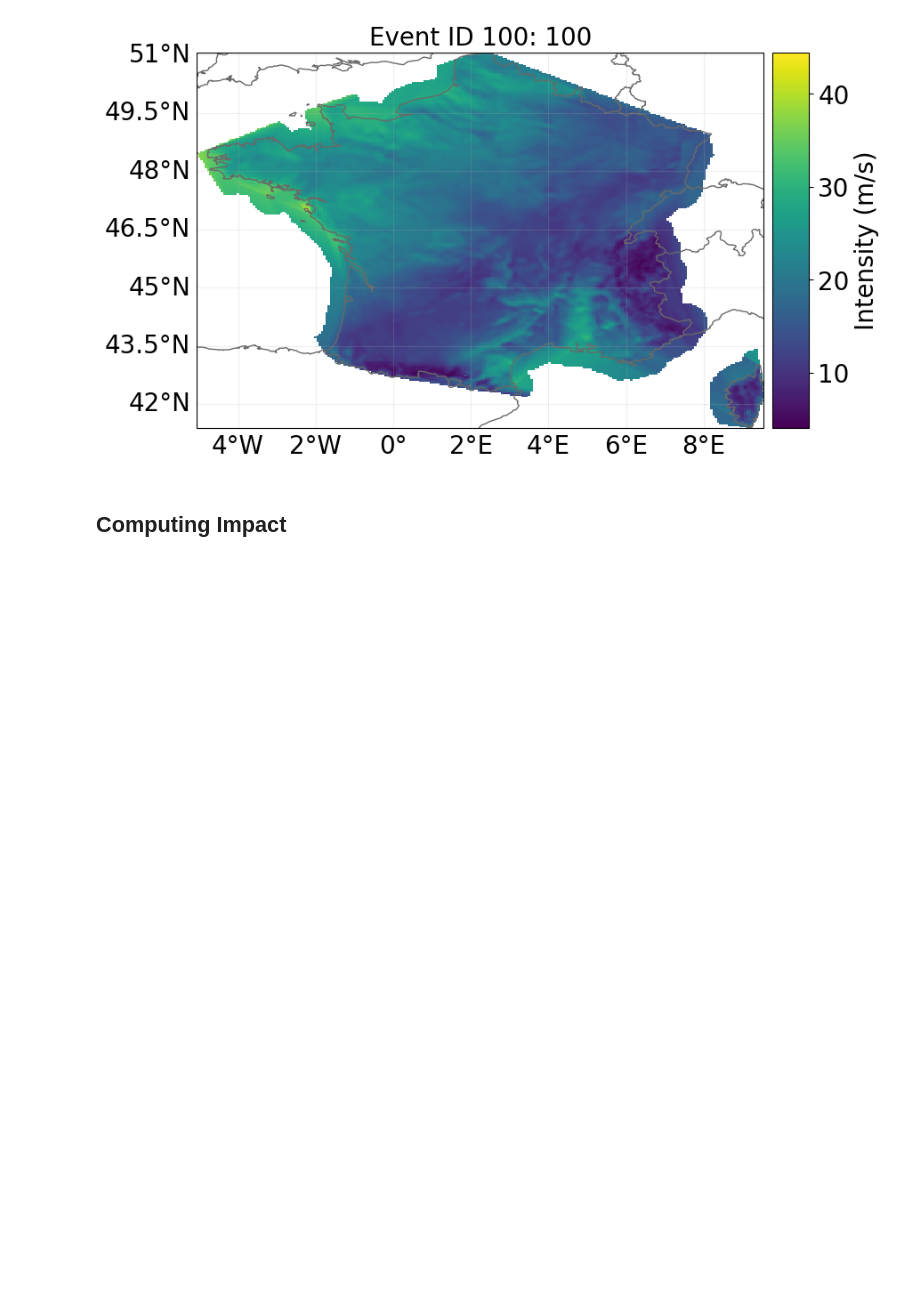
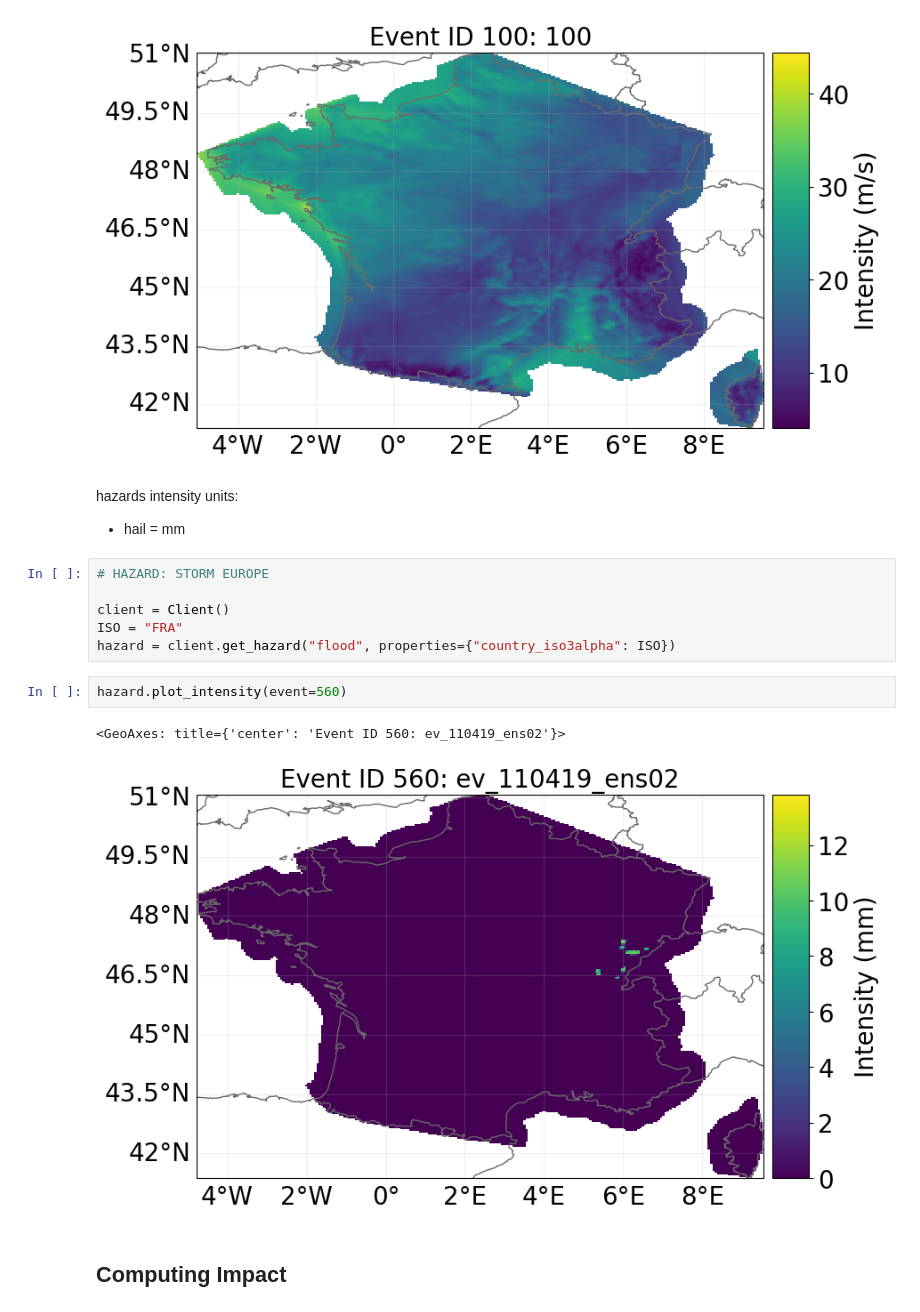
Before and after one commit to arvedluetzen/mus-climada, a Jupyter notebook: notebooks/0320_First_try.ipynb, the cells around one changed output. Saved outputs shown, nothing was run; the diff lists cells and outputs as text; blank space fills up the shorter version.

```diff
--- a/notebooks/0320_First_try.ipynb
+++ b/notebooks/0320_First_try.ipynb
@@ -132,6 +132,20 @@ hazard.plot_intensity(event=100)
 # %% [output]
 <GeoAxes: title={'center': 'Event ID 100: 100'}>
 [figure]
+# %% [markdown]
+hazards intensity units:
+- hail = mm
+# %%
+# HAZARD: STORM EUROPE
+
+client = Client()
+ISO = "FRA"
+hazard = client.get_hazard("flood", properties={"country_iso3alpha": ISO})
+# %%
+hazard.plot_intensity(event=560)
+# %% [output]
+<GeoAxes: title={'center': 'Event ID 560: ev_110419_ens02'}>
+[figure, added]
 # %% [markdown]
 ## Computing Impact
 # %%
```
Also changed, not shown: parts of 2 cells of this notebook, 1 other file.
